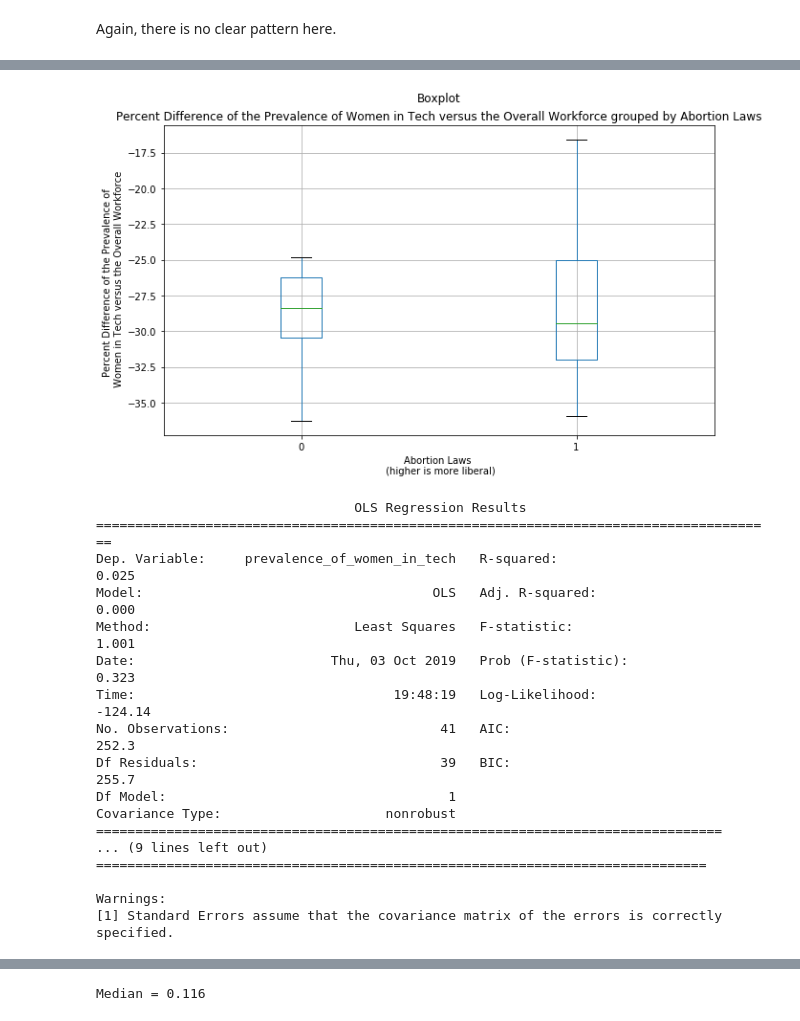
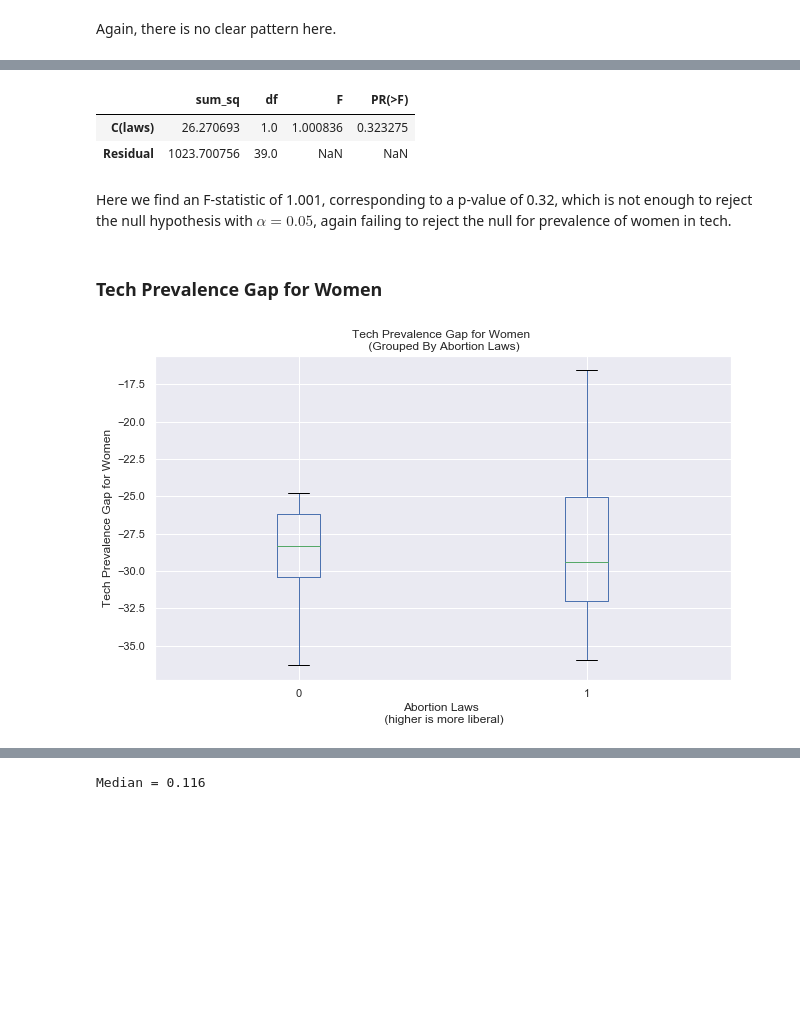
Before and after one commit to jmsmdy/gender-and-tech, a Jupyter notebook: Statistical Analysis.ipynb, the cells around one changed output, grey strips where cells are left out. Saved outputs shown, nothing was run; the diff lists cells and outputs as text; code cells hidden in the pictures; blank space fills up the shorter version.

```diff
--- a/Statistical Analysis.ipynb
+++ b/Statistical Analysis.ipynb
@@ -113,7 +114,7 @@ df1.groupby('laws').describe()
 # and put it into a pandas DataFrame for analysis.
 
 query2 = get_attributes_query(('value', 'laws'), 'abortion_info',
-                              ('percent_difference_of_women_in_workforce_and_women_in_tech', 'percent_difference_of_women_in_workforce_and_women_in_tech'))
+                              ('percent_difference_of_women_in_workforce_and_women_in_tech', 'tech_prevalence_gap'))
 
 df2 = get_data(query2)
 # %%
@@ -184,32 +179,28 @@ fig.suptitle("Boxplot");
+# %%
+# Now let's run the ANOVA test to make sure our findings are consistent
+
+anova_table_and_summary(df1_recat, 'prevalence_of_women_in_tech', 'laws')
+# %% [output]
+|  | sum_sq | df | F | PR(>F) |
+| C(laws) | 26.270693 | 1.0 | 1.000836 | 0.323275 |
+| Residual | 1023.700756 | 39.0 | NaN | NaN |
+# %% [markdown]
+Here we find an F-statistic of 1.001, corresponding to a p-value of 0.32, which is not enough to reject the null hypothesis with $\alpha = 0.05$, again failing to reject the null for prevalence of women in tech.
+# %% [markdown]
+### Tech Prevalence Gap for Women
 # %%
-df2_cat = df2.copy(deep=True)
-df2_cat['laws'] = df2['laws'].apply(lambda x: 1 if x > 6 else 0)
+# Create new data frame with re-categorized data for the abortion laws
+
+df2_recat = df2.copy(deep=True)
+df2_recat['laws'] = df2_recat['laws'].apply(lambda x: 1 if x > 6 else 0)
 # %%
+# Let's look at the boxplot
+
 fig, ax = plt.subplots(figsize=(10,6))
-df2_cat.boxplot('percent_difference_of_women_in_workforce_and_women_in_tech', by='laws', ax=ax);
+df2_recat.boxplot('tech_prevalence_gap', by='laws', ax=ax);
 ax.set_xlabel('Abortion Laws \n (higher is more liberal)')
-ax.set_ylabel('Percent Difference of the Prevalence of \n Women in Tech versus the Overall Workforce')
-ax.set_title('Percent Difference of the Prevalence of Women in Tech versus the Overall Workforce grouped by Abortion Laws')
-fig.suptitle("Boxplot");
+ax.set_ylabel('Tech Prevalence Gap for Women')
+ax.set_title('Tech Prevalence Gap for Women \n (Grouped By Abortion Laws)')
+fig.suptitle("");
 # %% [output]
-[figure, old version]
+[figure, new version]
-# %%
-anova_table_and_summary(df1_cat, 'prevalence_of_women_in_tech', 'laws');
-# %% [output]
-                                 OLS Regression Results
-=======================================================================================
-Dep. Variable:     prevalence_of_women_in_tech   R-squared:                       0.025
-Model:                                     OLS   Adj. R-squared:                  0.000
-Method:                          Least Squares   F-statistic:                     1.001
-Date:                         Thu, 03 Oct 2019   Prob (F-statistic):              0.323
-Time:                                 19:48:19   Log-Likelihood:                -124.14
-No. Observations:                           41   AIC:                             252.3
-Df Residuals:                               39   BIC:                             255.7
-Df Model:                                    1
-Covariance Type:                     nonrobust
-================================================================================
-... (9 lines left out)
-==============================================================================
-
-Warnings:
-[1] Standard Errors assume that the covariance matrix of the errors is correctly specified.
```
Also changed, not shown: parts of 53 cells of this notebook, 3 other files.
